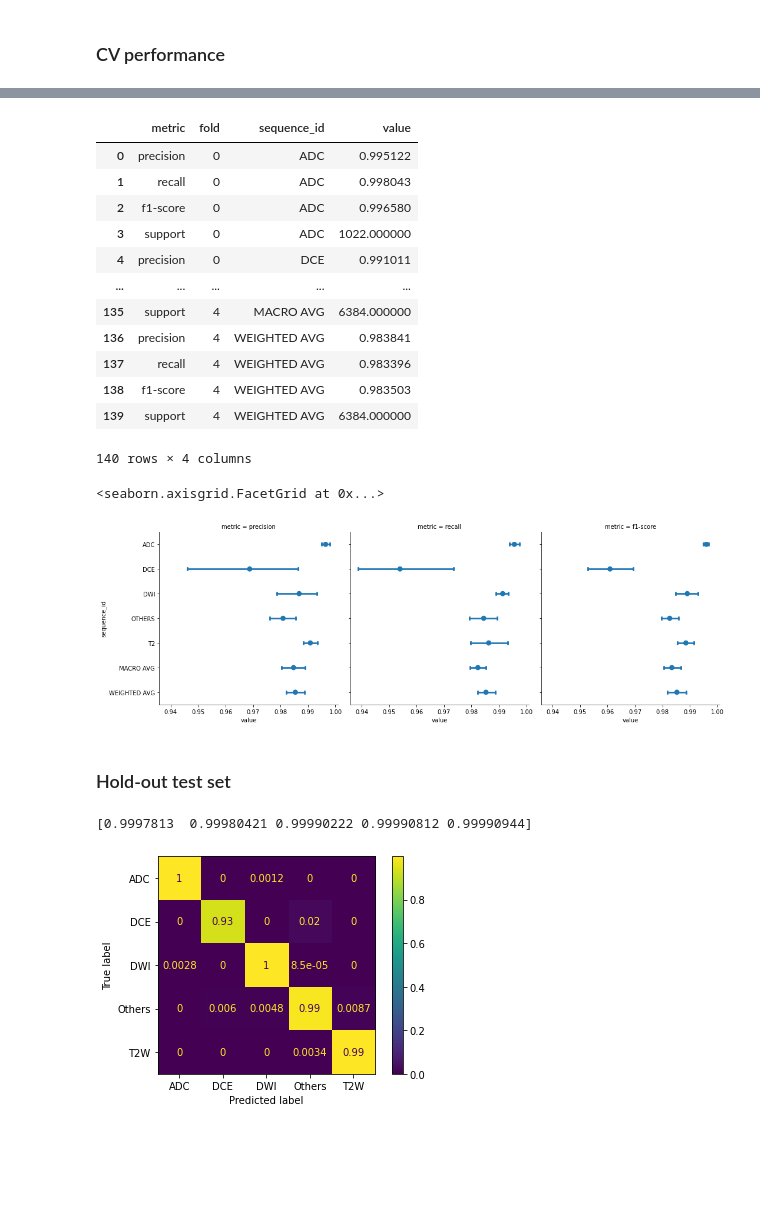
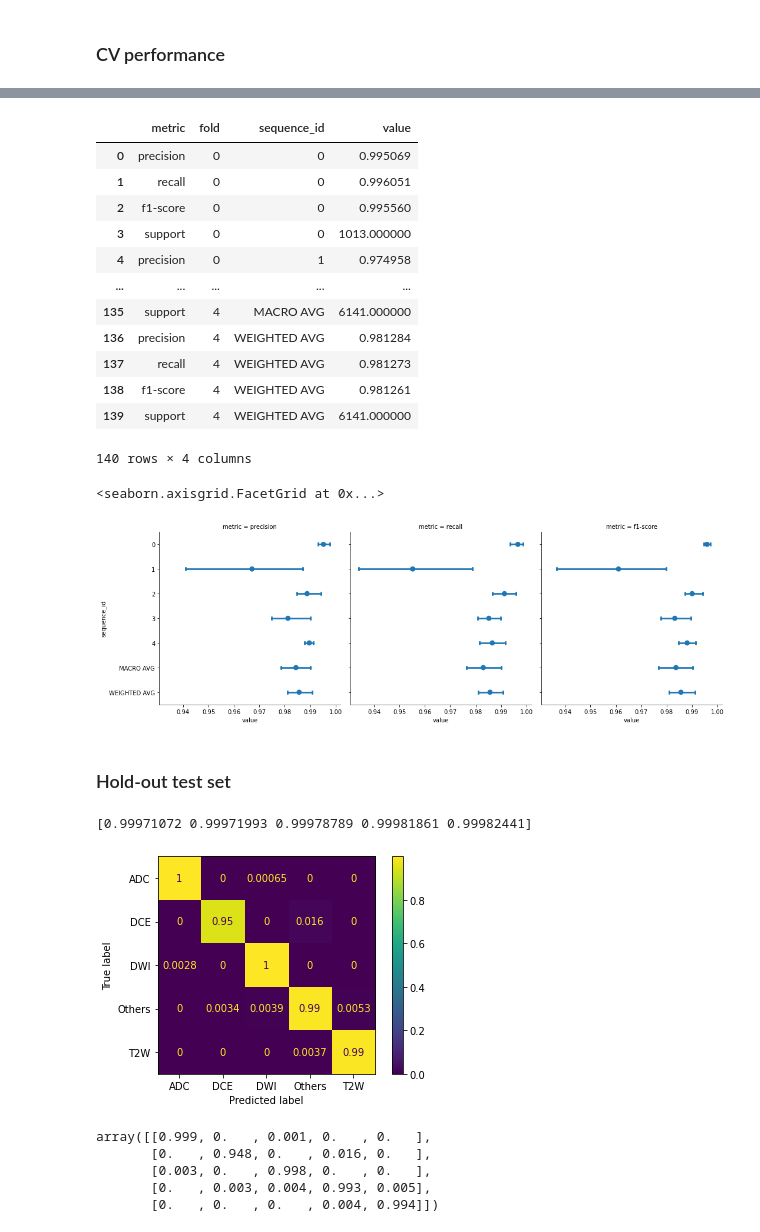
Before and after one commit to CCIG-Champalimaud/metadata-classification, a Jupyter notebook: model.ipynb, the cells around one changed output, grey strips where cells are left out. Drawn from its saved outputs; the diff is of its cells as text; code cells hidden in the pictures; blank space fills up the shorter version.

```diff
--- a/model.ipynb
+++ b/model.ipynb
@@ -167,6 +167,7 @@ from sklearn.pipeline import Pipeline
 from sklearn.model_selection import GridSearchCV, KFold
 from sklearn.feature_selection import VarianceThreshold
 from sklearn.preprocessing import StandardScaler,MinMaxScaler
+from xgboost import XGBClassifier
 from skopt import BayesSearchCV
 from skopt.space import Real, Categorical, Integer
 
@@ -177,7 +178,7 @@ kf = KFold(n_folds,shuffle=True,random_state=42)
 nan_remover = RemoveNan()
 unique_study_uids = list(set(study_uids))
 
-f = 10
+f = 0
 
 fold_results = []
 
@@ -185,7 +186,7 @@ model_dict = {
     "rf":{
         "model":RandomForestClassifier,
         "params":{"max_features":'sqrt'},
-        "cv_params":{"max_depth":[None,5,10],"min_samples_split":[2,4,8]}
+        "cv_params":{"max_depth":[None,10,20],"min_samples_split":[2,4,8]}
     },
     "elastic":{
         "model":SGDClassifier,
@@ -195,9 +196,13 @@ model_dict = {
     "extra_trees":{
         "model":ExtraTreesClassifier,
         "params":{"max_features":'sqrt'},
-        "cv_params":{"max_depth":[None,5,10],"min_samples_split":[2,4,8]}
+        "cv_params":{"max_depth":[None,10,20],"min_samples_split":[2,4,8]}
     },
-
+    "xgb":{
+        "model":XGBClassifier,
+        "params":{"objective":"multi:softproba","n_jobs":2},
+        "cv_params":{}
+    }
 }
 
 model_dict_bayes = {
@@ -220,8 +225,10 @@ model_dict_bayes = {
     },
 }
 
-model_name = "rf"
+model_name = "xgb"
 bayesian = False
+
+class_conversion = {'adc':0,'dce':1,'dwi':2,'others':3,'t2':4}
 
 for train_idxs,val_idxs in kf.split(unique_study_uids):
     print("Fold {}".format(f+1))
@@ -244,9 +251,13 @@ for train_idxs,val_idxs in kf.split(unique_study_uids):
         num_cols={i:x for i,x in enumerate(X.columns) if x in num_cols})
     count_vec.fit(training_X)
     out = count_vec.transform(training_X)
-    out,training_y = nan_remover.transform(out,training_y)
     out_val = count_vec.transform(val_X)
-    out_val,val_y = nan_remover.transform(out_val,val_y)
+    if model_name != "xgb":
+        out,training_y = nan_remover.transform(out,training_y)
+        out_val,val_y = nan_remover.transform(out_val,val_y)
+    else:
+        training_y = [class_conversion[x] for x in training_y]
+        val_y = [class_conversion[x] for x in val_y]
 
     print("\tTraining model")
     if bayesian == True:
@@ -256,7 +267,6 @@ for train_idxs,val_idxs in kf.split(unique_study_uids):
 
     p = Pipeline(
         [("remove_zero_var",VarianceThreshold()),
-         ("standardise",StandardScaler()),
          ("model",md[model_name]["model"](**md[model_name]["params"]))]
     )
 
@@ -341,17 +354,17 @@ metric_df = pd.DataFrame.from_dict(metric_dict)
 metric_df
 # %% [output]
 |  | metric | fold | sequence_id | value |
-| 0 | precision | 0 | ADC | 0.995122 |
-| 1 | recall | 0 | ADC | 0.998043 |
-| 2 | f1-score | 0 | ADC | 0.996580 |
-| 3 | support | 0 | ADC | 1022.000000 |
-| 4 | precision | 0 | DCE | 0.991011 |
+| 0 | precision | 0 | 0 | 0.995069 |
+| 1 | recall | 0 | 0 | 0.996051 |
+| 2 | f1-score | 0 | 0 | 0.995560 |
+| 3 | support | 0 | 0 | 1013.000000 |
+| 4 | precision | 0 | 1 | 0.974958 |
 | ... | ... | ... | ... | ... |
-| 135 | support | 4 | MACRO AVG | 6384.000000 |
-| 136 | precision | 4 | WEIGHTED AVG | 0.983841 |
-| 137 | recall | 4 | WEIGHTED AVG | 0.983396 |
-| 138 | f1-score | 4 | WEIGHTED AVG | 0.983503 |
-| 139 | support | 4 | WEIGHTED AVG | 6384.000000 |
+| 135 | support | 4 | MACRO AVG | 6141.000000 |
+| 136 | precision | 4 | WEIGHTED AVG | 0.981284 |
+| 137 | recall | 4 | WEIGHTED AVG | 0.981273 |
+| 138 | f1-score | 4 | WEIGHTED AVG | 0.981261 |
+| 139 | support | 4 | WEIGHTED AVG | 6141.000000 |
 140 rows × 4 columns
 # %%
 metric_df["idx"] = np.arange(metric_df.shape[0])
@@ -361,7 +374,7 @@ sb.catplot(data=metric_df[metric_df["metric"]!="support"],y="sequence_id",x="val
            kind="point",col="metric",join=False,capsize=.1)
 # %% [output]
 <seaborn.axisgrid.FacetGrid at 0x...>
-[figure, old version]
+[figure, new version]
 # %% [markdown]
 ### Hold-out test set
 # %%
@@ -385,6 +398,8 @@ for i,f in enumerate(fold_results):
     model = f["model"]
     test_data_pred = count_vec.transform(X_hold_out)
     test_data_pred,y_test = nan_remover.transform(test_data_pred,y_hold_out)
+    if model_name == "xgb":
+        y_test = [class_conversion[x] for x in y_test]
 
     y_pred = model.predict(test_data_pred)
 
@@ -394,21 +409,28 @@ for i,f in enumerate(fold_results):
 # %%
 cms = []
 aucs = []
 l = ["ADC","DCE","DWI","Others","T2W"]
 for i in all_predictions:
     f = all_predictions[i]
     aucs.append(f["auc"])
     cm = confusion_matrix(f["true"],f["pred"])
 
     cm = cm / cm.sum(1)
     cms.append(cm)
 
 print(np.quantile(aucs,[0,0.05,0.5,0.95,1.0]))
 ConfusionMatrixDisplay(np.array(cms).mean(0),display_labels=l).plot()
 plt.show()
+
+np.array(cms).mean(0).round(3)
 # %% [output]
-[0.9997813  0.99980421 0.99990222 0.99990812 0.99990944]
+[0.99971072 0.99971993 0.99978789 0.99981861 0.99982441]
-[figure, old version]
+[figure, new version]
+array([[0.999, 0.   , 0.001, 0.   , 0.   ],
+       [0.   , 0.948, 0.   , 0.016, 0.   ],
+       [0.003, 0.   , 0.998, 0.   , 0.   ],
+       [0.   , 0.003, 0.004, 0.993, 0.005],
+       [0.   , 0.   , 0.   , 0.004, 0.994]])
 # %%
 hold_out_metric_dict = {"metric":[],"fold":[],"sequence_id":[],"value":[]}
 for i in all_predictions:
```
Also changed, not shown: parts of 6 cells of this notebook, 10 other files.
